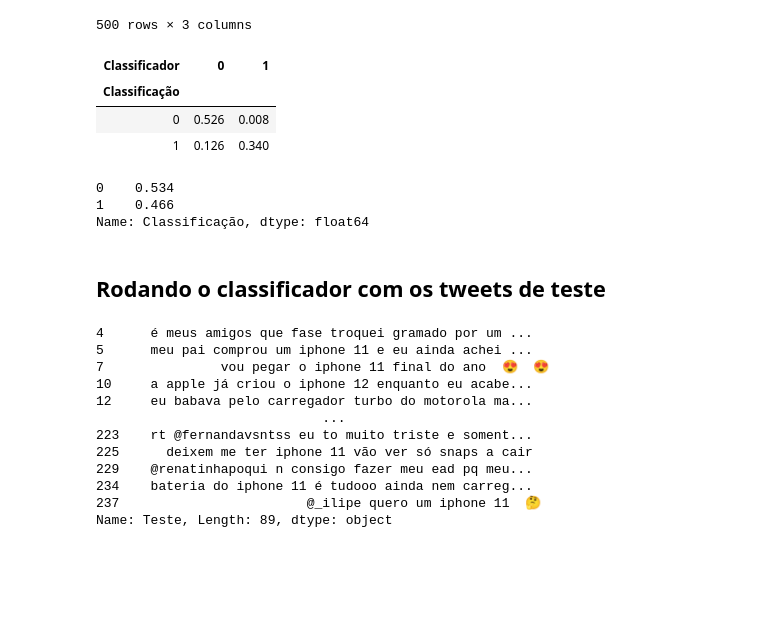
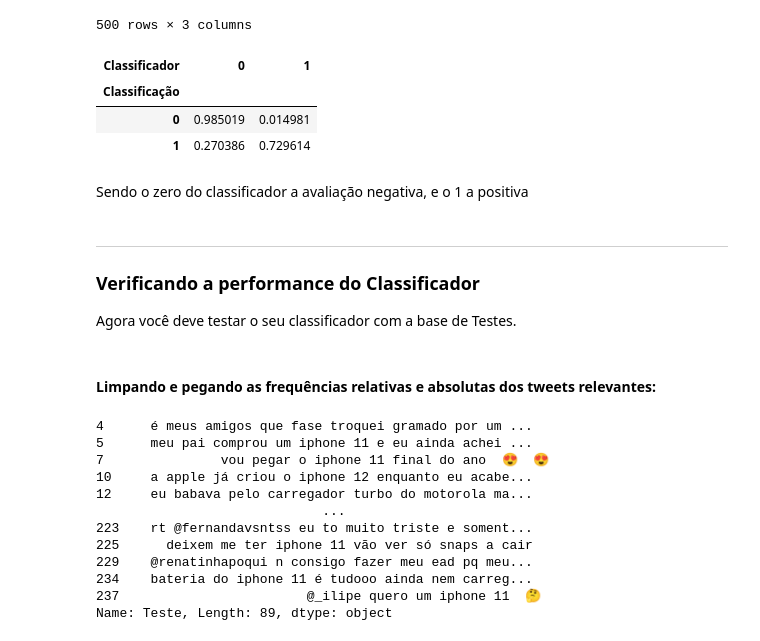
Before and after one commit to fabio-dff/P1CDados, a Jupyter notebook: Projeto1_Classificador_layout(1).ipynb, the cells around one changed output. Drawn from its saved outputs; the diff is of its cells as text; code cells hidden in the pictures; blank space fills up the shorter version.

```diff
--- a/Projeto1_Classificador_layout(1).ipynb
+++ b/Projeto1_Classificador_layout(1).ipynb
@@ -331,20 +332,21 @@ train
 | 499 | preciso de um telefone novo, algu... | 0 | 0 |
 500 rows × 3 columns
 # %%
-pd.crosstab(train['Classificação'],train['Classificador'],normalize = 'all')
+pd.crosstab(train['Classificação'],train['Classificador'],normalize = 'index')
 # %% [output]
 | Classificador | 0 | 1 |
 | Classificação |  |  |
-| 0 | 0.526 | 0.008 |
-| 1 | 0.126 | 0.340 |
+| 0 | 0.985019 | 0.014981 |
+| 1 | 0.270386 | 0.729614 |
-# %%
-train["Classificação"].value_counts(True)
-# %% [output]
-0    0.534
-1    0.466
-Name: Classificação, dtype: float64
-# %% [markdown]
-## Rodando o classificador com os tweets de teste
+# %% [markdown]
+Sendo o zero do classificador a avaliação negativa, e o 1 a positiva
+# %% [markdown]
+___
+### Verificando a performance do Classificador
+
+Agora você deve testar o seu classificador com a base de Testes.
+# %% [markdown]
+#### Limpando e pegando as frequências relativas e absolutas dos tweets relevantes:
 # %%
 teste_rel_clean = test.loc[test["Relevância"] == 1, 'Teste'].apply(cleanup)
 teste_rel_clean
```
Also changed, not shown: parts of 30 cells of this notebook.
